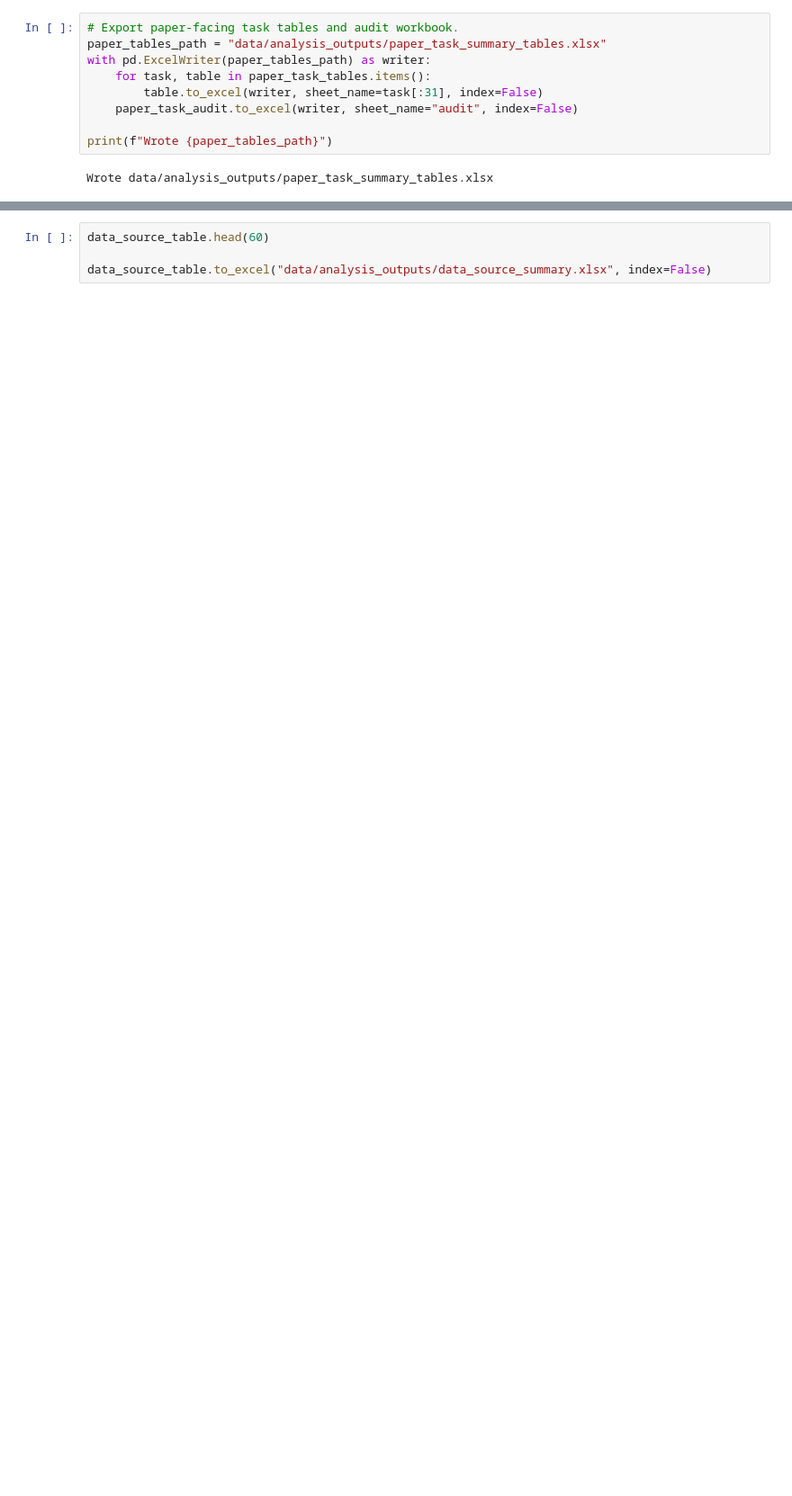
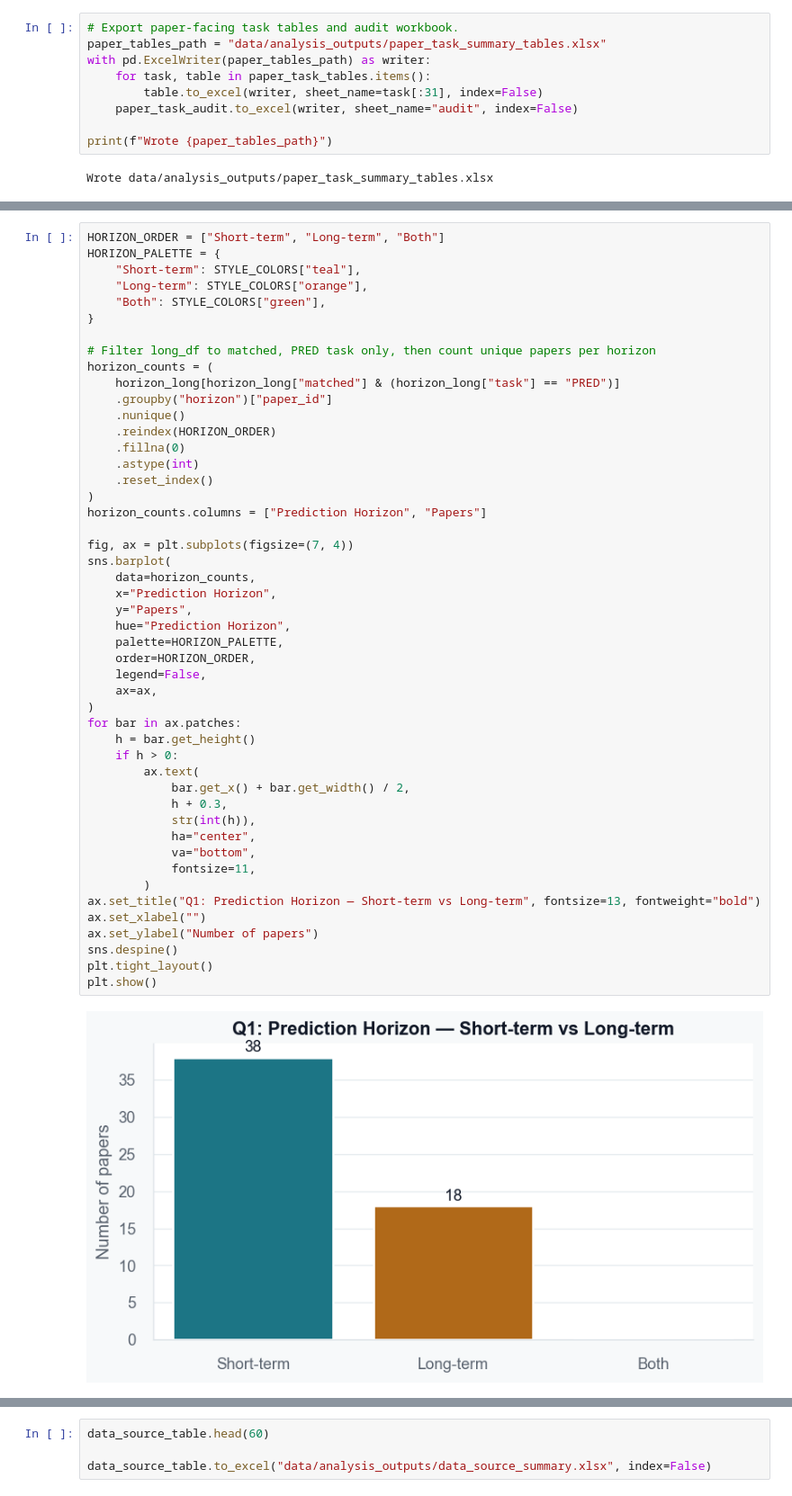
Before and after one commit to RicardoSantos0/Notion_Zotero, a Jupyter notebook: original_db_summary_analysis.ipynb, the cells around one changed output, grey strips where cells are left out. Shown at 90% size. Cells and saved outputs as stored; diff of their text form; blank space fills up the shorter version.

```diff
--- a/original_db_summary_analysis.ipynb
+++ b/original_db_summary_analysis.ipynb
@@ -516,0 +685,50 @@ Wrote data/analysis_outputs/paper_task_summary_tables.xlsx
+# %%
+HORIZON_ORDER = ["Short-term", "Long-term", "Both"]
+HORIZON_PALETTE = {
+    "Short-term": STYLE_COLORS["teal"],
+    "Long-term": STYLE_COLORS["orange"],
+    "Both": STYLE_COLORS["green"],
+}
+
+# Filter long_df to matched, PRED task only, then count unique papers per horizon
+horizon_counts = (
+    horizon_long[horizon_long["matched"] & (horizon_long["task"] == "PRED")]
+    .groupby("horizon")["paper_id"]
+    .nunique()
+    .reindex(HORIZON_ORDER)
+    .fillna(0)
+    .astype(int)
+    .reset_index()
+)
+horizon_counts.columns = ["Prediction Horizon", "Papers"]
+
+fig, ax = plt.subplots(figsize=(7, 4))
+sns.barplot(
+    data=horizon_counts,
+    x="Prediction Horizon",
+    y="Papers",
+    hue="Prediction Horizon",
+    palette=HORIZON_PALETTE,
+    order=HORIZON_ORDER,
+    legend=False,
+    ax=ax,
+)
+for bar in ax.patches:
+    h = bar.get_height()
+    if h > 0:
+        ax.text(
+            bar.get_x() + bar.get_width() / 2,
+            h + 0.3,
+            str(int(h)),
+            ha="center",
+            va="bottom",
+            fontsize=11,
+        )
+ax.set_title("Q1: Prediction Horizon — Short-term vs Long-term", fontsize=13, fontweight="bold")
+ax.set_xlabel("")
+ax.set_ylabel("Number of papers")
+sns.despine()
+plt.tight_layout()
+plt.show()
+# %% [output]
+[figure, added]
```
Also changed, not shown: parts of 26 cells of this notebook, 19 other files.
